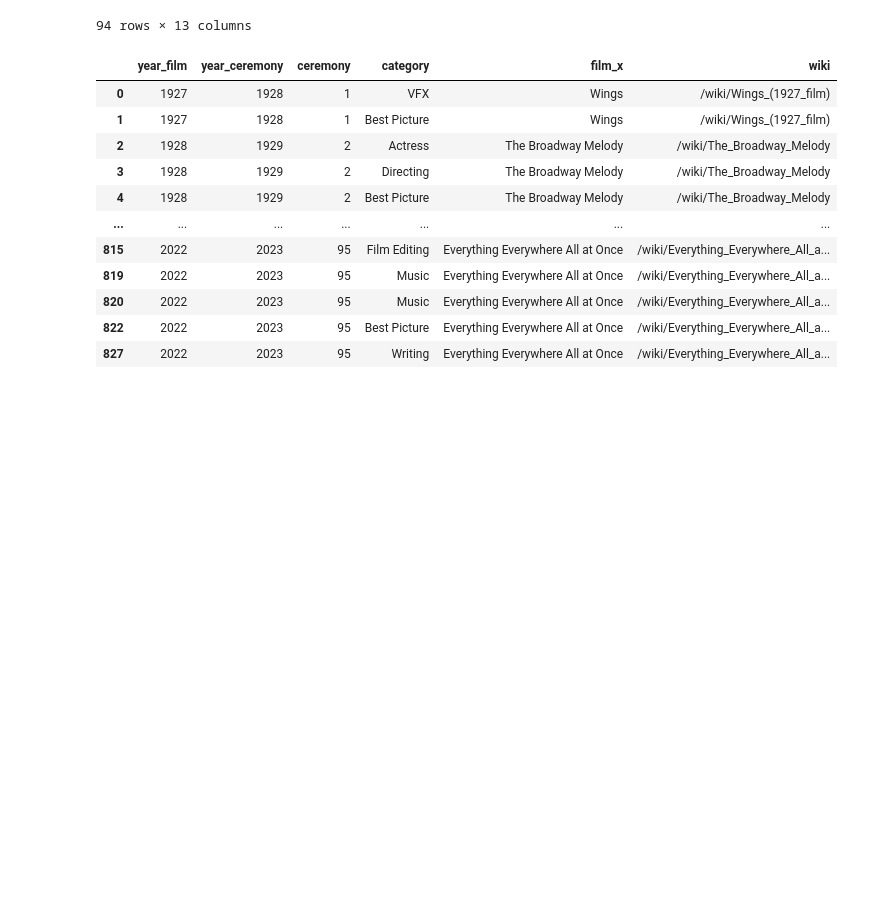
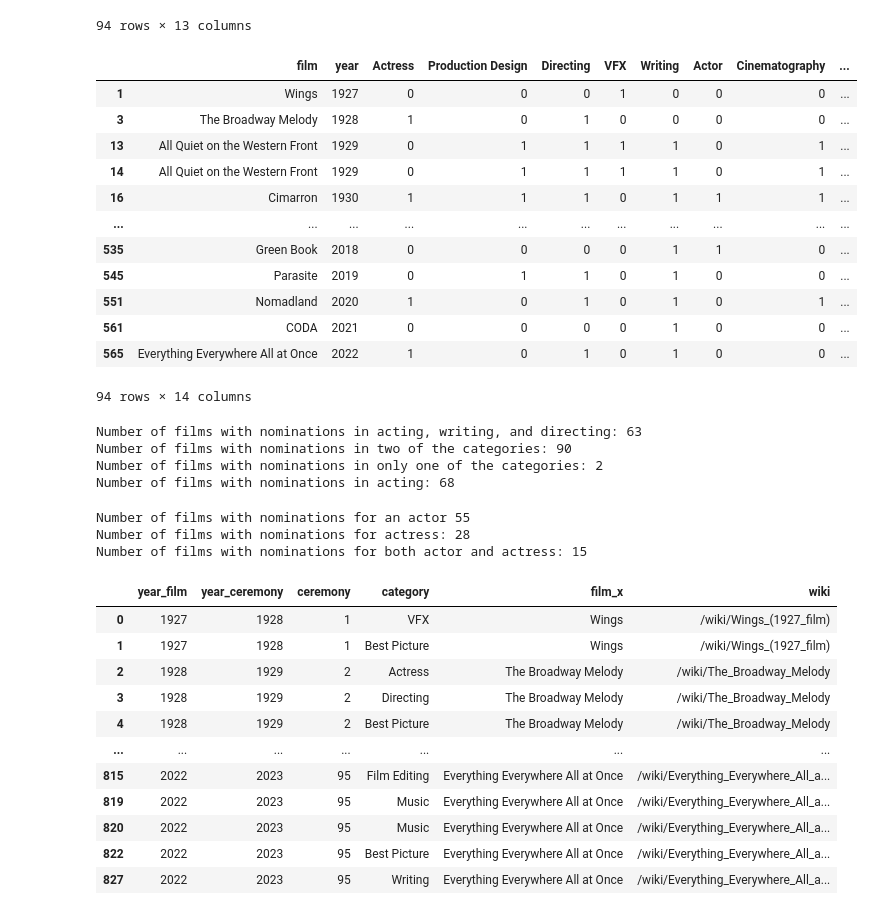
Before and after one commit to Aleksandra-dot/oscar_predictions, a Jupyter notebook: viz/nom.ipynb, the cells around one changed output. Cells and saved outputs as stored; diff of their text form; code cells hidden in the pictures; blank space fills up the shorter version.

```diff
--- a/viz/nom.ipynb
+++ b/viz/nom.ipynb
@@ -148,6 +170,66 @@ hot_encoded_win
 | 561 | CODA | 2021 | 0 | 0 | 0 | 0 | 1 | 0 | 0 | ... |
 | 565 | Everything Everywhere All at Once | 2022 | 1 | 0 | 1 | 0 | 1 | 0 | 0 | ... |
 94 rows × 13 columns
+# %%
+hot_encoded_win_gender = merged_gender_df[merged_gender_df['film'].isin(ocs_winners['film'])]
+hot_encoded_win_gender
+# %% [output]
+|  | film | year | Actress | Production Design | Directing | VFX | Writing | Actor | Cinematography | ... |
+| 1 | Wings | 1927 | 0 | 0 | 0 | 1 | 0 | 0 | 0 | ... |
+| 3 | The Broadway Melody | 1928 | 1 | 0 | 1 | 0 | 0 | 0 | 0 | ... |
+| 13 | All Quiet on the Western Front | 1929 | 0 | 1 | 1 | 1 | 1 | 0 | 1 | ... |
+| 14 | All Quiet on the Western Front | 1929 | 0 | 1 | 1 | 1 | 1 | 0 | 1 | ... |
+| 16 | Cimarron | 1930 | 1 | 1 | 1 | 0 | 1 | 1 | 1 | ... |
+| ... | ... | ... | ... | ... | ... | ... | ... | ... | ... | ... |
+| 535 | Green Book | 2018 | 0 | 0 | 0 | 0 | 1 | 1 | 0 | ... |
+| 545 | Parasite | 2019 | 0 | 1 | 1 | 0 | 1 | 0 | 0 | ... |
+| 551 | Nomadland | 2020 | 1 | 0 | 1 | 0 | 1 | 0 | 1 | ... |
+| 561 | CODA | 2021 | 0 | 0 | 0 | 0 | 1 | 0 | 0 | ... |
+| 565 | Everything Everywhere All at Once | 2022 | 1 | 0 | 1 | 0 | 1 | 0 | 0 | ... |
+94 rows × 14 columns
+# %%
+# Count the number of films with nominations in acting, writing, and directing
+all_nominations = hot_encoded_win[(hot_encoded_win['Acting'] == 1) & (hot_encoded_win['Writing'] == 1) & (hot_encoded_win['Directing'] == 1)].shape[0]
+
+# Count the number of films with nominations in acting and writing, or acting and directing, or writing and directing
+two_nominations = hot_encoded_win[((hot_encoded_win['Acting'] == 1) & (hot_encoded_win['Writing'] == 1)) |
+                    ( (hot_encoded_win['Acting'] == 1) & (hot_encoded_win['Directing'] == 1)) |
+                    ( (hot_encoded_win['Writing'] == 1) & (hot_encoded_win['Directing'] == 1))].shape[0]
+
+# Count the number of films with nominations in only one of the categories
+one_nomination = hot_encoded_win[((hot_encoded_win['Acting'] == 1) & (hot_encoded_win['Writing'] == 0) & (hot_encoded_win['Directing'] == 0)) |
+                    ((hot_encoded_win['Acting'] == 0) & (hot_encoded_win['Writing'] == 1) & (hot_encoded_win['Directing'] == 0)) |
+                    ((hot_encoded_win['Acting'] == 0) & (hot_encoded_win['Writing'] == 0) & (hot_encoded_win['Directing'] == 1))].shape[0]
+
+# Count the number of films with nominations in acting
+acting_nominations = hot_encoded_win[(hot_encoded_win['Acting'] == 1)].shape[0]
+
+# Print the results
+print("Number of films with nominations in acting, writing, and directing:", all_nominations)
+print("Number of films with nominations in two of the categories:", two_nominations)
+print("Number of films with nominations in only one of the categories:", one_nomination)
+print("Number of films with nominations in acting:", acting_nominations)
+# %% [output]
+Number of films with nominations in acting, writing, and directing: 63
+Number of films with nominations in two of the categories: 90
+Number of films with nominations in only one of the categories: 2
+Number of films with nominations in acting: 68
+# %%
+# Count the number of films with nominations in actor
+actor_nominations = hot_encoded_win_gender[(hot_encoded_win_gender['Actor'] == 1)].shape[0]
+# Count the number of films with nominations in actress
+actress_nominations = hot_encoded_win_gender[(hot_encoded_win_gender['Actress'] == 1)].shape[0]
+# Count the number of films with nominations for actor and actress
+all_nominations = hot_encoded_win_gender[(hot_encoded_win_gender['Actor'] == 1) & (hot_encoded_win_gender['Actress'] == 1)].shape[0]
+
+# Print the results
+print("Number of films with nominations for an actor", actor_nominations)
+print("Number of films with nominations for actress:", actress_nominations)
+print("Number of films with nominations for both actor and actress:", all_nominations)
+# %% [output]
+Number of films with nominations for an actor 55
+Number of films with nominations for actress: 28
+Number of films with nominations for both actor and actress: 15
 # %%
 # I want to look only into winners nominations
 df_noms = df_kaggle[df_kaggle['film'].isin(ocs_winners['film'])].copy()
```
Also changed, not shown: parts of 5 cells of this notebook.
